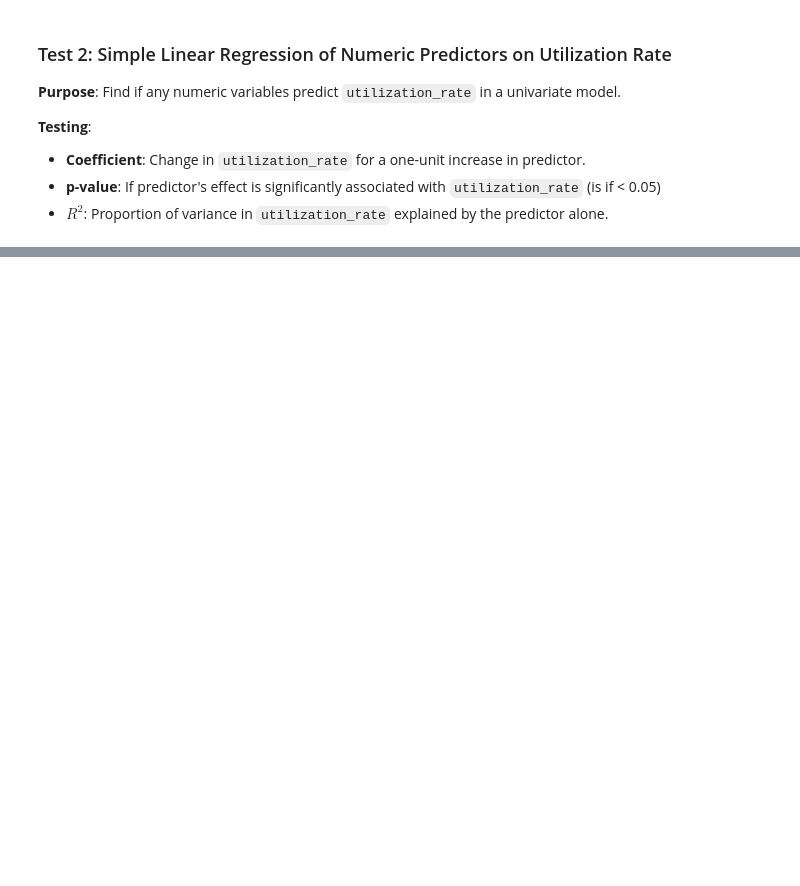
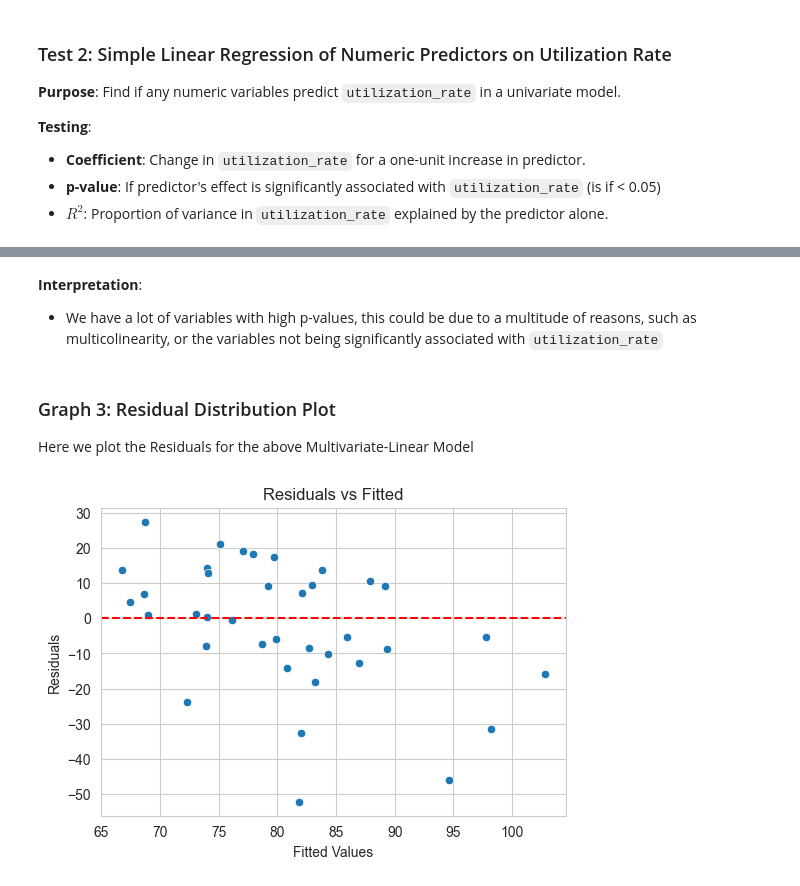
Before and after one commit to cadenpascual/DSC190_FinalProject, a Jupyter notebook: SET_data_analysis.ipynb, the cells around one changed output, grey strips where cells are left out. Drawn from its saved outputs; the diff is of its cells as text; code cells hidden in the pictures; blank space fills up the shorter version.

```diff
--- a/SET_data_analysis.ipynb
+++ b/SET_data_analysis.ipynb
@@ -217,0 +296,22 @@ print(regression_results)
+# %% [markdown]
+**Interpretation**:
+* We have a lot of variables with high p-values, this could be due to a multitude of reasons, such as multicolinearity, or the variables not being significantly associated with `utilization_rate`
+# %% [markdown]
+### Graph 3: Residual Distribution Plot
+Here we plot the Residuals for the above Multivariate-Linear Model
+# %%
+y_train_pred = results.predict(X_train_scaled_df)
+
+# Compute residuals
+residuals = y_train - y_train_pred
+
+# ---- Residuals vs Fitted ----
+plt.figure(figsize=(6,4))
+sns.scatterplot(x=y_train_pred, y=residuals)
+plt.axhline(0, color='red', linestyle='--')
+plt.xlabel("Fitted Values")
+plt.ylabel("Residuals")
+plt.title("Residuals vs Fitted")
+plt.show()
+# %% [output]
+[figure, added]
```
Also changed, not shown: parts of 19 cells of this notebook.
